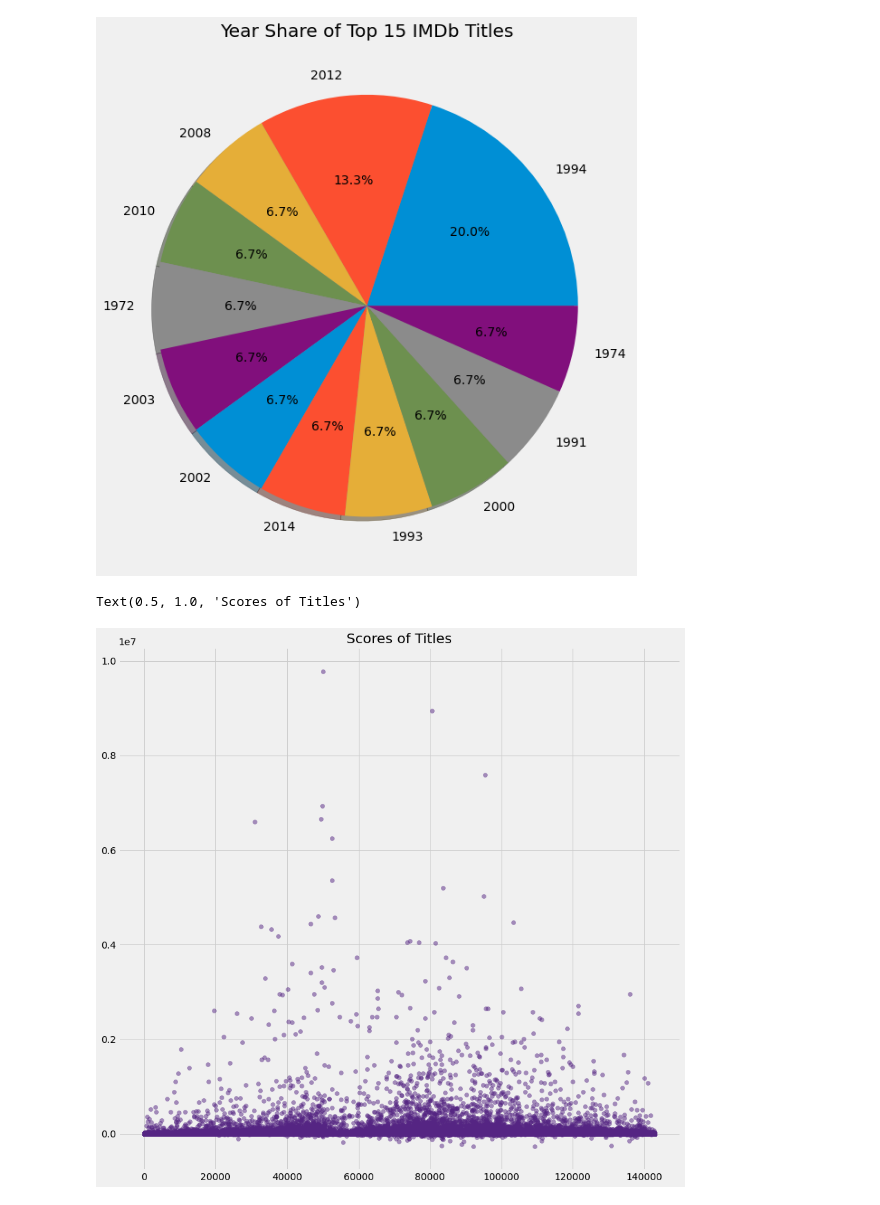
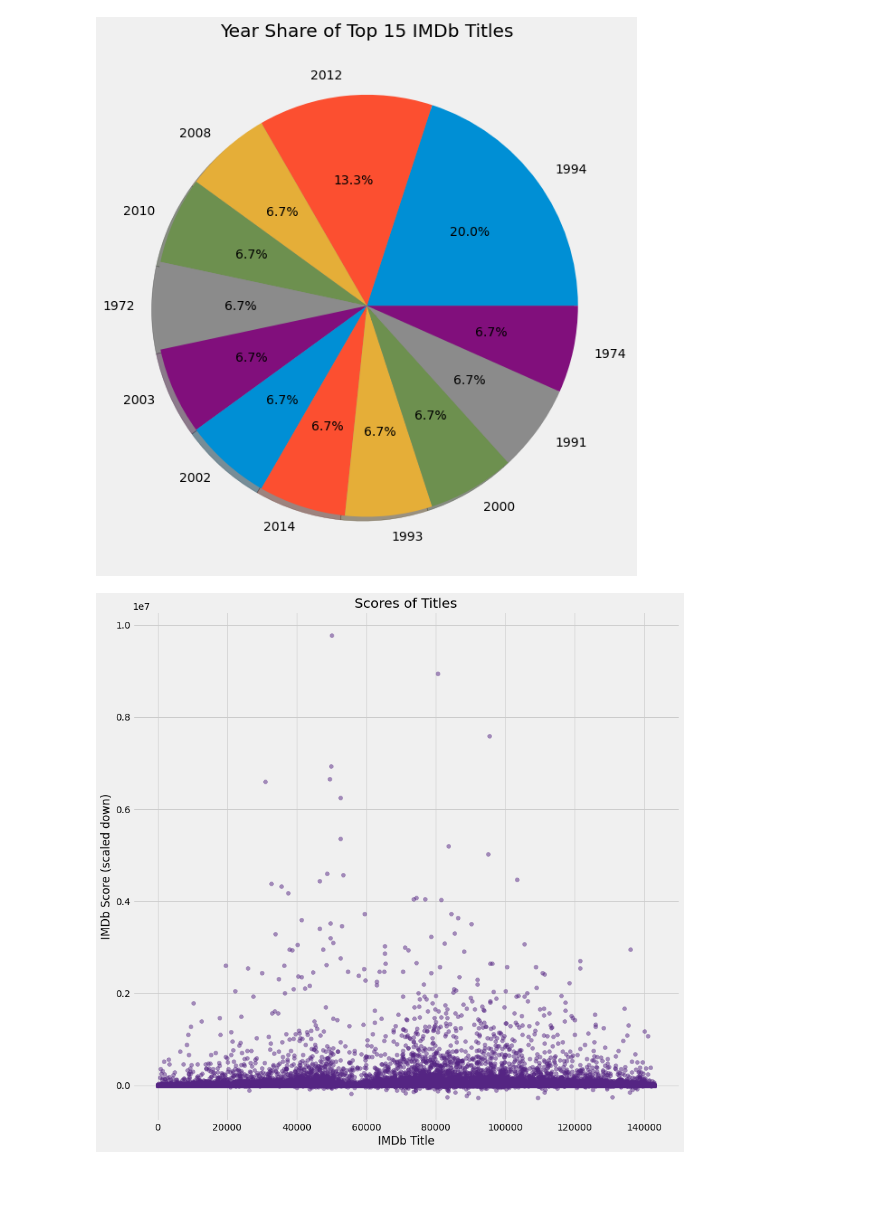
Before and after one commit to hurshkarkhanis/movie_ratings, a Jupyter notebook: src/exploratory_data_analysis.ipynb, the cells around one changed output. Saved outputs shown, nothing was run; the diff lists cells and outputs as text; code cells hidden in the pictures.

```diff
--- a/src/exploratory_data_analysis.ipynb
+++ b/src/exploratory_data_analysis.ipynb
@@ -175,9 +181,12 @@ homemade_pie_with_name(best_years, 'Year Share of Top {} IMDb Titles'.format(GLO
 # %%
 fig, ax = plt.subplots(figsize=(13, 13))
 x = list(range(movies['score'].size))
 y = movies['score']
 ax.scatter(x, y, color='#552583', alpha=0.5);
 ax.set_title('Scores of Titles')
+ax.set_xlabel("IMDb Title")
+ax.set_ylabel("IMDb Score (scaled down)")
+
+fig.savefig('../graphs/lonely.png')
 # %% [output]
-Text(0.5, 1.0, 'Scores of Titles')
-[figure, old version]
+[figure, new version]
```
Also changed, not shown: parts of 3 cells of this notebook, 1 other file.
